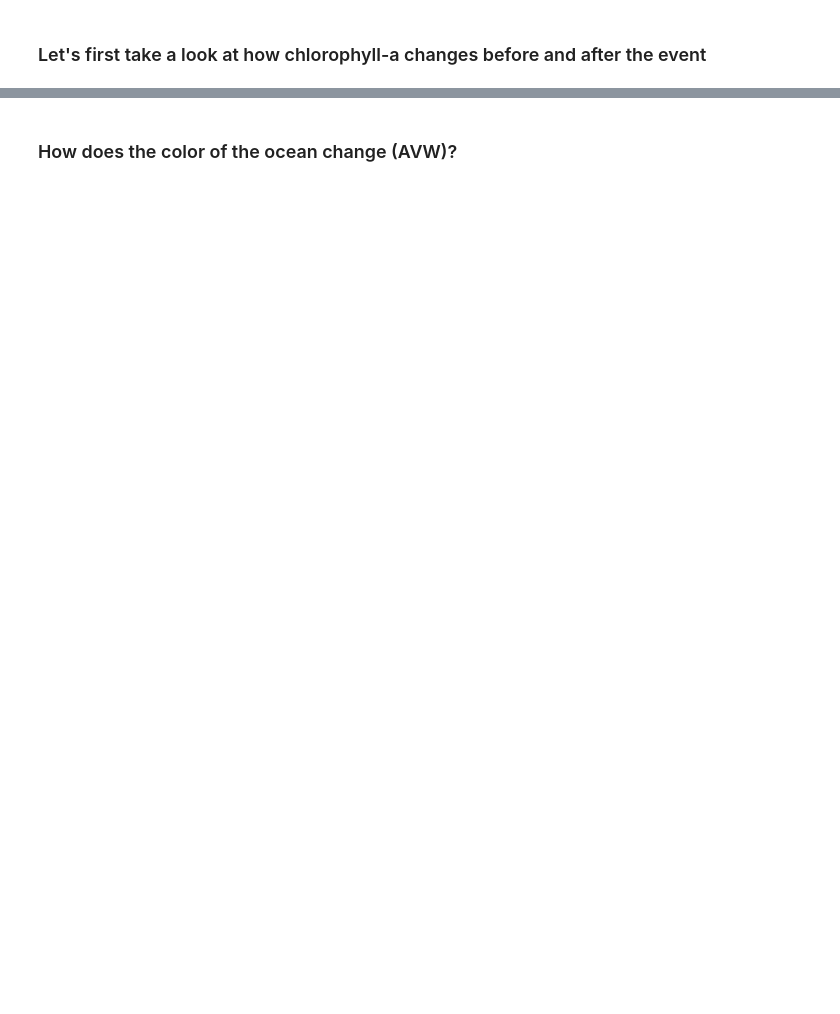
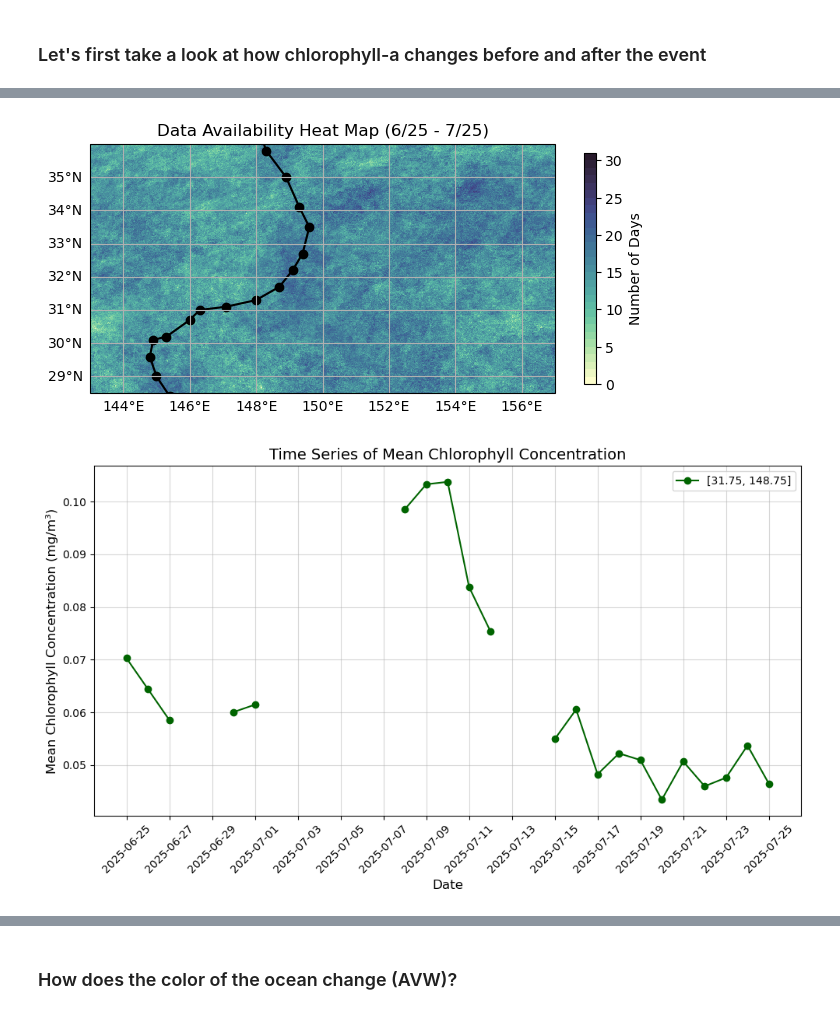
Before and after one commit to skyecaplan/pace-rapid-response, a Jupyter notebook: PRR_OC/PRR_STS_Mun.ipynb, the cells around one changed output, grey strips where cells are left out. Drawn from its saved outputs; the diff is of its cells as text; code cells hidden in the pictures; blank space fills up the shorter version.

```diff
--- a/PRR_OC/PRR_STS_Mun.ipynb
+++ b/PRR_OC/PRR_STS_Mun.ipynb
@@ -849,0 +712,80 @@ plt.savefig('/Users/mkehrli/Desktop/PRR/Science_Nuggets/Figures/Hurricane_Erin/F
+# %%
+## Chlorophyll-a time series at a point
+# Define the target lat/lon coordinates
+tar_coords_1 = [31.75, 148.75]
+
+# Data availability heat map
+# Group the data by date and compute the mean for each group
+data_BGC_by_date = data_BGC.groupby(data_BGC['time'].dt.date).mean(dim='time')
+# Count the number of non-NaN values across the time dimension
+data_count = data_BGC_by_date.count(dim='date')
+# Get the total number of days in the 'date' dimension
+total_days = len(data_BGC_by_date['date'])
+
+# Create a discrete colormap with `total_days` colors
+discrete_cmap = ListedColormap(cmocean.cm.deep(np.linspace(0, 1, total_days)))
+
+# Define boundaries for the colormap
+boundaries = np.arange(0, total_days + 1)  # One boundary for each day
+
+# Plot data availability heat map
+fig,ax = plt.subplots(1, 1, figsize=(7.5, 6), subplot_kw={'projection': ccrs.PlateCarree()})
+data_count.plot(
+    x='longitude',
+    y='latitude',
+    cmap=discrete_cmap,  # Use the discrete colormap
+    cbar_kwargs={
+        'label': 'Number of Days',
+        'spacing': 'proportional',
+        'pad': 0.05,
+        'shrink': 0.5
+    },
+    vmin=0,
+    vmax=total_days,  # Set color bar range
+    ax=ax
+)
+ax.plot(track['Longitude'], track['Latitude'], color='black', marker='o', transform=ccrs.PlateCarree(), label='Observed Track')
+#ax.plot(tar_coords_1[1], tar_coords_1[0], color='red', marker='x', transform=ccrs.PlateCarree(), label='Target Point')
+ax.set_xlim(bbox[0],bbox[2])
+ax.set_ylim(bbox[1],bbox[3])
+ax.gridlines(draw_labels={"left": "y", "bottom": "x"})
+ax.coastlines()
+ax.set_title('Data Availability Heat Map (6/25 - 7/25)')
+# Save figure
+plt.savefig('/Users/mkehrli/Documents/Tasks/Task_2/PACE_Applications/PRR/STS_Mun/Figures/Final/Data_Availability_Heat_Map.png', dpi=300, bbox_inches='tight')
+
+
+# Extract chlorophyll-a time series at the target point
+bgc_timeseries = data_BGC_by_date.sel(longitude=tar_coords_1[1], latitude=tar_coords_1[0], method='nearest')
+# Determine the index of lat/lon to the target coordinate
+tarcoords1_idx = [data_BGC_by_date.latitude.values.tolist().index(bgc_timeseries.latitude.values), \
+                  data_BGC_by_date.longitude.values.tolist().index(bgc_timeseries.longitude.values)]
+# Select adjacent data
+tar1_data = data_BGC_by_date.isel(latitude=slice(tarcoords1_idx[0]-2, tarcoords1_idx[0]+3), \
+                                  longitude=slice(tarcoords1_idx[1]-2, tarcoords1_idx[1]+3))
+# Average over adjacent data
+tar1_data_mean = tar1_data.mean(dim=['latitude','longitude'])
+# Extract the time values and chlorophyll concentrations for tar1_data_mean
+time_values = tar1_data_mean['date'].values
+
+# Create the plot
+fig, ax = plt.subplots(figsize=(10, 6))
+ax.plot(time_values, tar1_data_mean.values, marker='o', linestyle='-', color=mcolors.CSS4_COLORS['darkgreen'], label=str(tar_coords_1))
+# Format the x-axis to show dates
+ax.set_xlabel('Date', fontsize=12)
+ax.set_ylabel('Mean Chlorophyll Concentration (mg/m³)', fontsize=12)
+ax.set_title('Time Series of Mean Chlorophyll Concentration', fontsize=14)
+ax.grid(True, linestyle='-', alpha=0.5)
+ax.legend()
+# Set x-axis ticks to show every fourth day
+ax.xaxis.set_major_locator(mdates.DayLocator(interval=2))
+ax.xaxis.set_major_formatter(mdates.DateFormatter('%Y-%m-%d'))
+# Rotate x-axis labels for better readability
+plt.xticks(rotation=45)
+plt.tight_layout()
+# Show the plot
+plt.show()
+plt.savefig('/Users/mkehrli/Documents/Tasks/Task_2/PACE_Applications/PRR/STS_Mun/Figures/Final/Mean_Chlorophyll_Time_Series.png', dpi=300, bbox_inches='tight')
+# %% [output]
+[figure, added]
+[figure, added]
```
Also changed, not shown: parts of 39 cells of this notebook, 3 other files.
